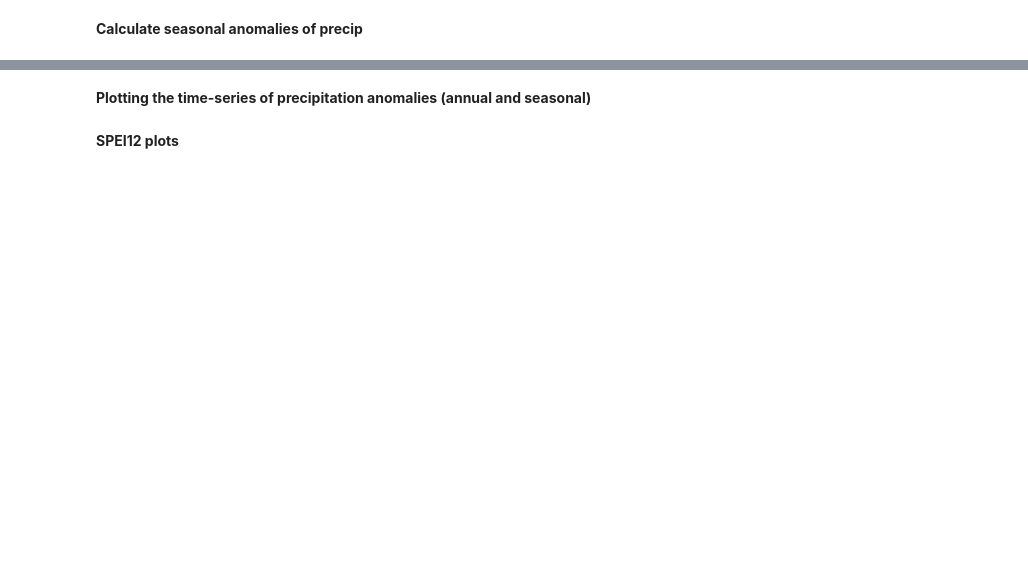
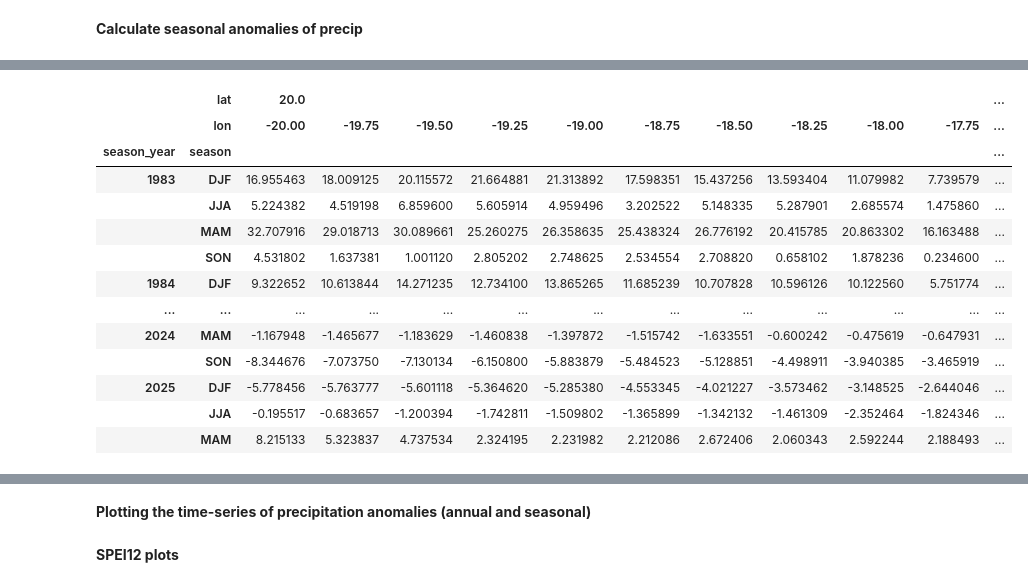
Before and after one commit to anasoubaha/A3-AtmosphericDynamics, a Jupyter notebook: RecoveredNB/pre-analysis.ipynb, the cells around one changed output, grey strips where cells are left out. Cells and saved outputs as stored; diff of their text form; code cells hidden in the pictures; blank space fills up the shorter version.

```diff
--- a/RecoveredNB/pre-analysis.ipynb
+++ b/RecoveredNB/pre-analysis.ipynb
@@ -18,6 +21,8 @@ from scipy.stats import rankdata
 # %% [markdown]
 **Calculate seasonal anomalies of precip**
 # %%
-precip= xr.open_dataset('../../Data-Other/Article3_data/CDR.nc', engine='netcdf4')
+precip= xr.open_dataset('../../Data-Other/CDR_Global_198301_202508.nc', engine='netcdf4')
+precip = precip.sel(lat=slice(40, 20))
+precip = precip.sel(lon=slice(-20, 0))
 precip
 # %% [output]
@@ -35,12 +40,12 @@ Attributes:
 # %%
 #Code ?
 # 1. Create date coordinate efficiently without making a copy of the dataset
-cru.coords['date'] = pd.to_datetime(cru['time'].values.astype(str))
+precip.coords['date'] = pd.to_datetime(precip['datetime'].values.astype(str))
 # 2. Extract relevant variables directly to reduce memory load
-df = cru['pre'].to_dataframe().dropna().reset_index()
+df = precip['precip'].to_dataframe().dropna().reset_index()
 # # 3. Extract year and month efficiently
-df['year'] = df['time'].dt.year
-df['month'] = df['time'].dt.month
+df['year'] = df['datetime'].dt.year
+df['month'] = df['datetime'].dt.month
 # **FAST NumPy Vectorized Method for Assigning Seasons**
 seasons = np.array(["DJF", "MAM", "JJA", "SON"])
 # Define conditions for season assignment
@@ -56,32 +77,66 @@ df.loc[df['month'] == 12, 'season_year'] += 1
 # %%
-precip.index = pd.to_datetime(precip.index)
-df = precip.copy()
-df['year'] = df.index.year
-df['month'] = df.index.month
+df = precip['precip'].to_dataframe().reset_index()
+df['year'] = df['datetime'].dt.year
+df['month'] = df['datetime'].dt.month
+
 # Subset only reference period
 climatology_base = df[(df['year'] >= 1991) & (df['year'] <= 2020)]
-# Monthly climatological mean for each grid point
-monthly_clim_mean = climatology_base.groupby('month').mean()
-#Calculate anomalies
-df_anom = df.copy()
-df_anom.drop(columns=['year'], inplace=True)
-# For each month, apply (P - clim) / clim * 100
-for m in range(1, 13):
-    clim_vals = monthly_clim_mean.loc[m]
-    df_anom.loc[df_anom['month'] == m, df_anom.columns.difference(['month'])] = ( (df_anom.loc[df_anom['month'] == m, df_anom.columns.difference(['month'])] - clim_vals) / clim_vals ) * 100
+
+# Monthly climatological mean for each grid point (lat/lon)
+monthly_clim_mean = (
+    climatology_base
+    .groupby(['month', 'lat', 'lon'])['precip']
+    .mean()
+    .rename('clim')
+    .reset_index()
+)
+
+# Calculate anomalies: (P - clim) / clim * 100
+df_anom = df.merge(monthly_clim_mean, on=['month', 'lat', 'lon'], how='left')
+df_anom['precip_anom_pct'] = df_anom['precip'] - df_anom['clim']
+
 # Assign seasons
-seasons = np.array(["DJF", "MAM", "JJA", "SON"])
 winter = df_anom['month'].isin([12, 1, 2])
 spring = df_anom['month'].isin([3, 4, 5])
 summer = df_anom['month'].isin([6, 7, 8])
 autumn = df_anom['month'].isin([9, 10, 11])
 df_anom['season'] = np.select([winter, spring, summer, autumn], seasons, default=None)
-df_anom['season_year'] = df_anom.index.year
+
+# Season-year (shift December to next year)
+df_anom['season_year'] = df_anom['year']
 df_anom.loc[df_anom['month'] == 12, 'season_year'] += 1
-df_anom.drop(columns=['month'], inplace=True)
-# Seasonal
-seasonal_anom = df_anom.groupby(['season_year', 'season']).mean().sort_index()
-# Annual
-df_anom['year'] = df_anom.index.year
-annual_anom = df_anom.groupby('year').mean()
+
+# Seasonal anomalies (rows: season_year/season, columns: grid points)
+seasonal_anom = (
+    df_anom
+    .groupby(['season_year', 'season', 'lat', 'lon'])['precip_anom_pct']
+    .mean()
+    .unstack(['lat', 'lon'])
+    .sort_index()
+)
+
+# Annual anomalies (rows: year, columns: grid points)
+annual_anom = (
+    df_anom
+    .groupby(['year', 'lat', 'lon'])['precip_anom_pct']
+    .mean()
+    .unstack(['lat', 'lon'])
+    .sort_index()
+)
+
 seasonal_anom
+# %% [output]
+|  | lat | 20.0 |  |  |  |  |  |  |  |  |  | ... |
+|  | lon | -20.00 | -19.75 | -19.50 | -19.25 | -19.00 | -18.75 | -18.50 | -18.25 | -18.00 | -17.75 | ... |
+| season_year | season |  |  |  |  |  |  |  |  |  |  | ... |
+| 1983 | DJF | 16.955463 | 18.009125 | 20.115572 | 21.664881 | 21.313892 | 17.598351 | 15.437256 | 13.593404 | 11.079982 | 7.739579 | ... |
+|  | JJA | 5.224382 | 4.519198 | 6.859600 | 5.605914 | 4.959496 | 3.202522 | 5.148335 | 5.287901 | 2.685574 | 1.475860 | ... |
+|  | MAM | 32.707916 | 29.018713 | 30.089661 | 25.260275 | 26.358635 | 25.438324 | 26.776192 | 20.415785 | 20.863302 | 16.163488 | ... |
+|  | SON | 4.531802 | 1.637381 | 1.001120 | 2.805202 | 2.748625 | 2.534554 | 2.708820 | 0.658102 | 1.878236 | 0.234600 | ... |
+| 1984 | DJF | 9.322652 | 10.613844 | 14.271235 | 12.734100 | 13.865265 | 11.685239 | 10.707828 | 10.596126 | 10.122560 | 5.751774 | ... |
+| ... | ... | ... | ... | ... | ... | ... | ... | ... | ... | ... | ... | ... |
+| 2024 | MAM | -1.167948 | -1.465677 | -1.183629 | -1.460838 | -1.397872 | -1.515742 | -1.633551 | -0.600242 | -0.475619 | -0.647931 | ... |
+|  | SON | -8.344676 | -7.073750 | -7.130134 | -6.150800 | -5.883879 | -5.484523 | -5.128851 | -4.498911 | -3.940385 | -3.465919 | ... |
+| 2025 | DJF | -5.778456 | -5.763777 | -5.601118 | -5.364620 | -5.285380 | -4.553345 | -4.021227 | -3.573462 | -3.148525 | -2.644046 | ... |
+|  | JJA | -0.195517 | -0.683657 | -1.200394 | -1.742811 | -1.509802 | -1.365899 | -1.342132 | -1.461309 | -2.352464 | -1.824346 | ... |
+|  | MAM | 8.215133 | 5.323837 | 4.737534 | 2.324195 | 2.231982 | 2.212086 | 2.672406 | 2.060343 | 2.592244 | 2.188493 | ... |
```
Also changed, not shown: parts of 9 cells of this notebook, 1 other file.
